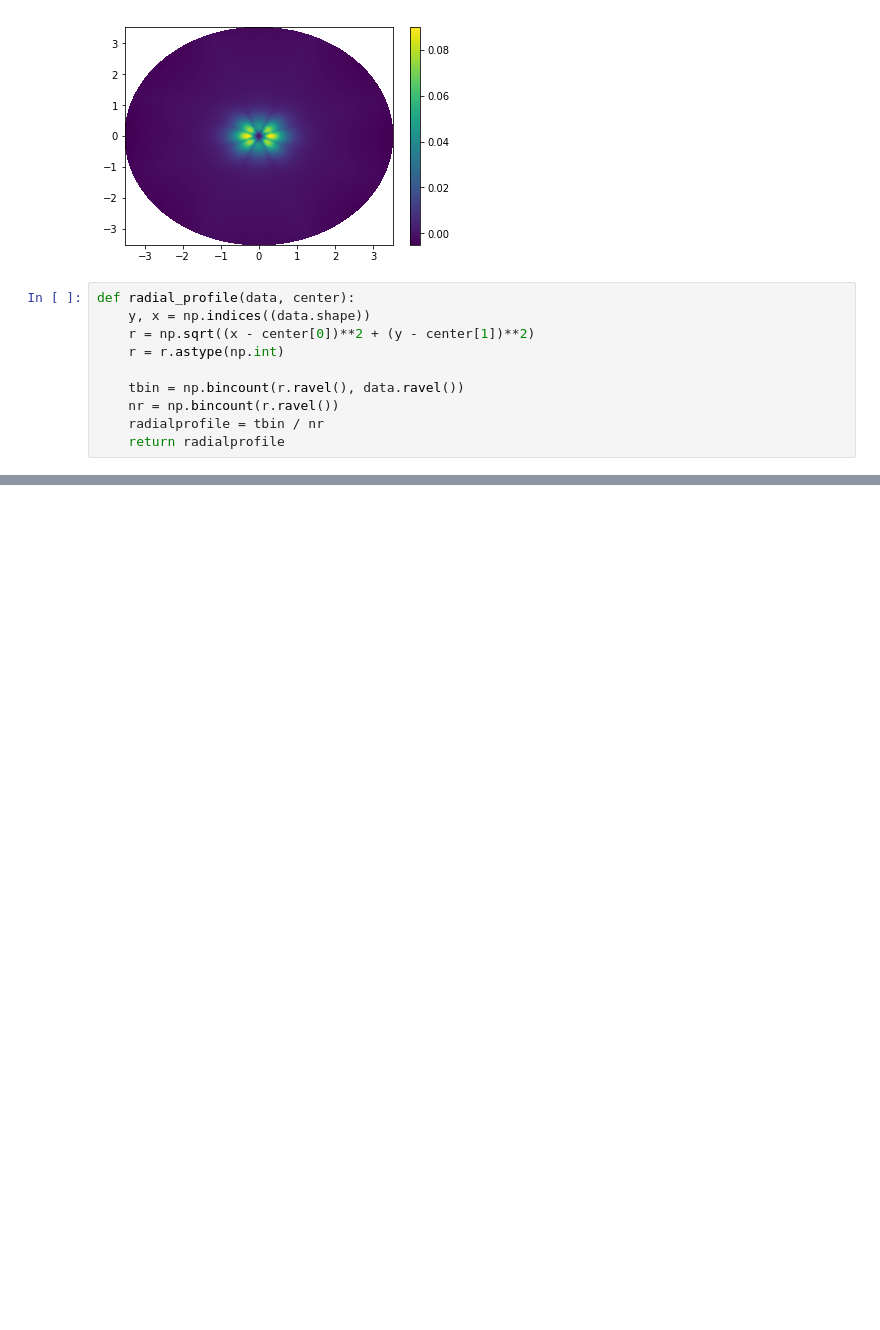
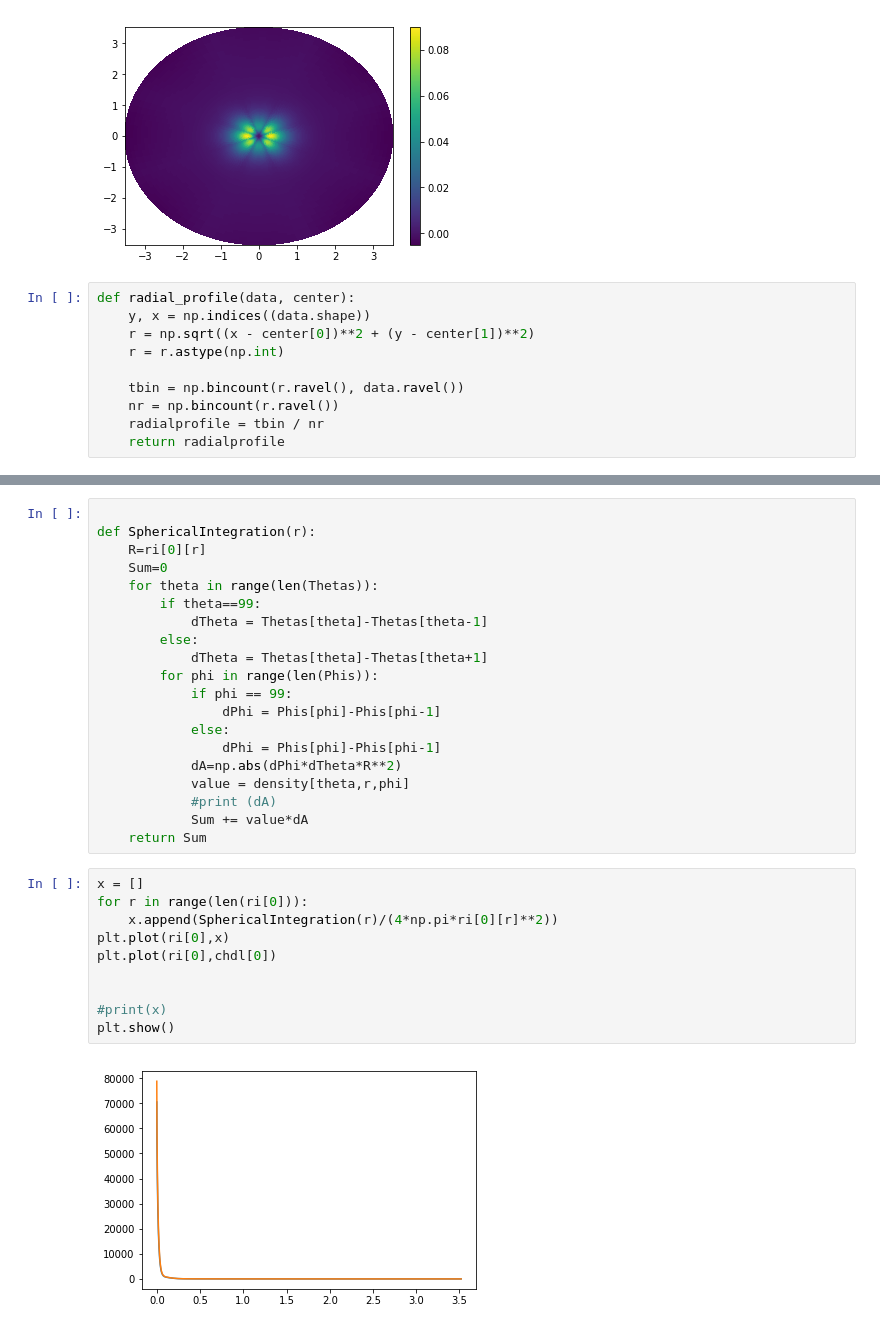
Before and after one commit to ivuorio/SphericalDensity, a Jupyter notebook: SphericallySymmetricDensitiesSpheCoord.ipynb, the cells around one changed output, grey strips where cells are left out. Saved outputs shown, nothing was run; the diff lists cells and outputs as text; blank space fills up the shorter version.

Commit message:
updates on the integration parts

```diff
--- a/SphericallySymmetricDensitiesSpheCoord.ipynb
+++ b/SphericallySymmetricDensitiesSpheCoord.ipynb
@@ -343,0 +363,32 @@ ValueError: too many values to unpack (expected 2)
+# %%
+
+def SphericalIntegration(r):
+    R=ri[0][r]
+    Sum=0
+    for theta in range(len(Thetas)):
+        if theta==99:
+            dTheta = Thetas[theta]-Thetas[theta-1]
+        else:
+            dTheta = Thetas[theta]-Thetas[theta+1]
+        for phi in range(len(Phis)):
+            if phi == 99:
+                dPhi = Phis[phi]-Phis[phi-1]
+            else:
+                dPhi = Phis[phi]-Phis[phi-1]
+            dA=np.abs(dPhi*dTheta*R**2)
+            value = density[theta,r,phi]
+            #print (dA)
+            Sum += value*dA
+    return Sum
+# %%
+x = []
+for r in range(len(ri[0])):
+    x.append(SphericalIntegration(r)/(4*np.pi*ri[0][r]**2))
+plt.plot(ri[0],x)
+plt.plot(ri[0],chdl[0])
+
+
+#print(x)
+plt.show()
+# %% [output]
+[figure, added]
```
Also changed, not shown: parts of 5 cells of this notebook.
